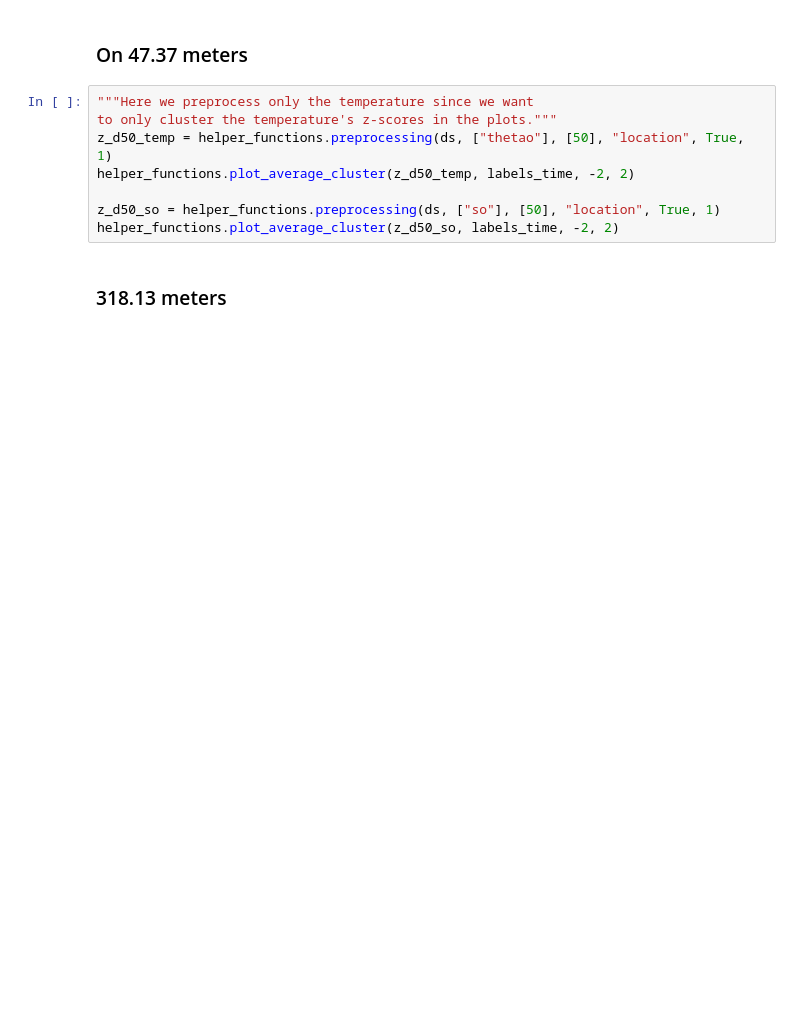
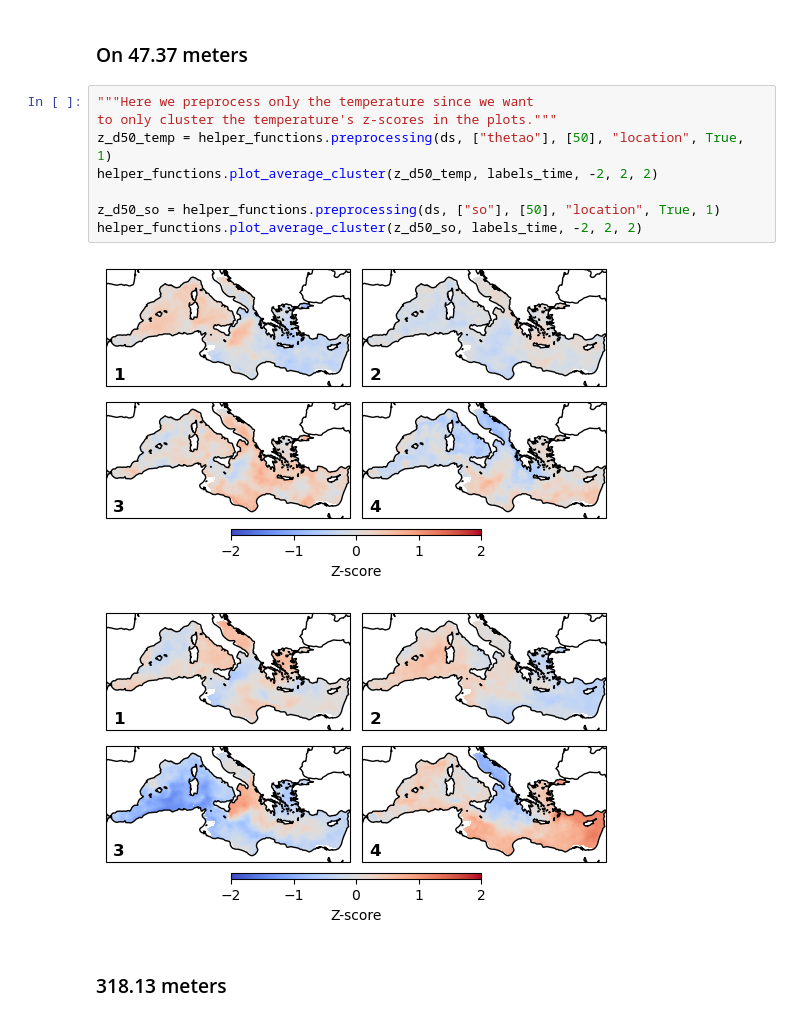
Before and after one commit to BahneTP/medsea-interannual-clustering, a Jupyter notebook: information_filtering/trend_removal/results/kmeans.ipynb, the cells around one changed output. Cells and saved outputs as stored; diff of their text form; blank space fills up the shorter version.

```diff
--- a/information_filtering/trend_removal/results/kmeans.ipynb
+++ b/information_filtering/trend_removal/results/kmeans.ipynb
@@ -117,11 +131,14 @@ np.save("../hungarian/kmeans_4clusters.npy", labels_time)
 # %%
 """Here we preprocess only the temperature since we want
 to only cluster the temperature's z-scores in the plots."""
 z_d50_temp = helper_functions.preprocessing(ds, ["thetao"], [50], "location", True, 1)
-helper_functions.plot_average_cluster(z_d50_temp, labels_time, -2, 2)
+helper_functions.plot_average_cluster(z_d50_temp, labels_time, -2, 2, 2)
 
 z_d50_so = helper_functions.preprocessing(ds, ["so"], [50], "location", True, 1)
-helper_functions.plot_average_cluster(z_d50_so, labels_time, -2, 2)
+helper_functions.plot_average_cluster(z_d50_so, labels_time, -2, 2, 2)
+# %% [output]
+[figure, added]
+[figure, added]
 # %% [markdown]
 ### 318.13 meters
 # %%
```
Also changed, not shown: parts of 12 cells of this notebook, 3 other files.
